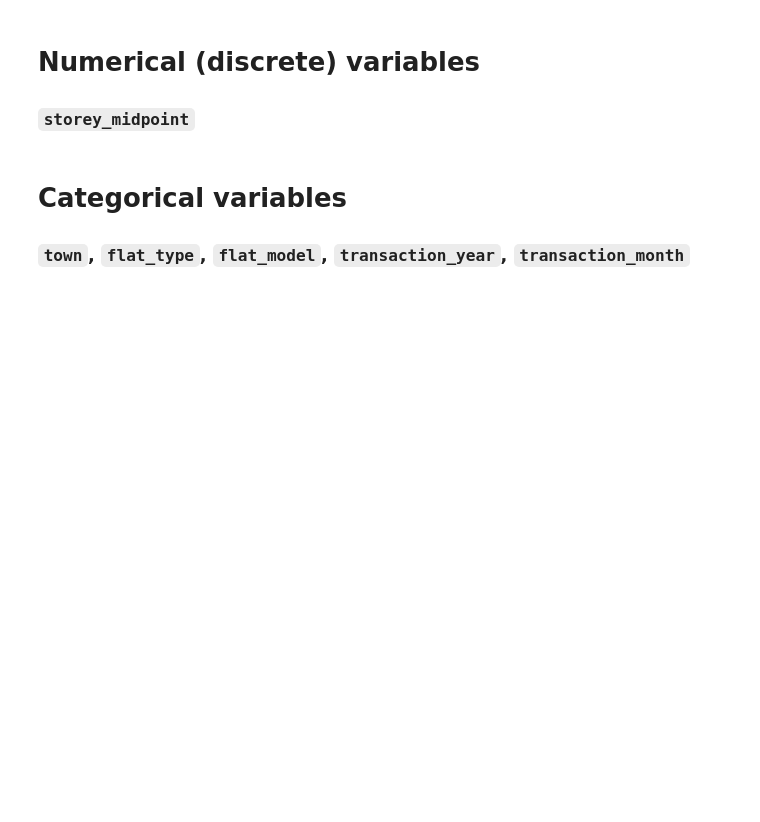
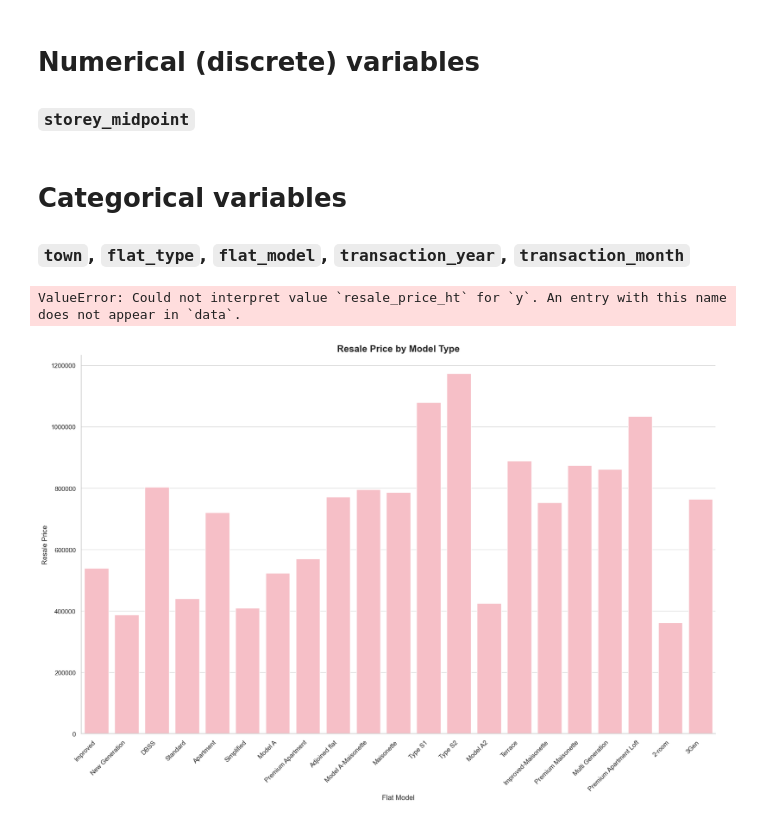
Before and after one commit to yuningyap/HDB-Resale-Flat-Price-Predictor, a Jupyter notebook: notebooks/02_eda.ipynb, the cells around one changed output. Cells and saved outputs as stored; diff of their text form; code cells hidden in the pictures; blank space fills up the shorter version.

```diff
--- a/notebooks/02_eda.ipynb
+++ b/notebooks/02_eda.ipynb
@@ -31,3 +31,33 @@ plt.show()
 # %% [markdown]
 # Categorical variables
 ### `town`, `flat_type`, `flat_model`, `transaction_year`, `transaction_month`
+# %%
+#Flat_type_plot
+flat_type_plot = sns.catplot(data=df, kind='bar', x='flat_type', y='resale_price_ht', height=10, aspect=1.6,errorbar= None,color='lightpink')
+
+
+flat_type_plot.set(
+
+    xlabel="Type of HDB Flat",
+    ylabel="Resale Price (hundred thousands($))"
+)
+flat_type_plot.figure.suptitle("Resale Price by Flat Type", fontsize=16,fontweight='bold')
+plt.show()
+# %% [output]
+ValueError: Could not interpret value `resale_price_ht` for `y`. An entry with this name does not appear in `data`.
+# %%
+#Flat_model_plot
+flat_model_plot= sns.catplot(data=df, kind='bar', x='flat_model', y='resale_price_ht', height=10, aspect=1.6,errorbar= None,color='lightpink')
+
+
+flat_model_plot.set(
+
+    xlabel="Flat Model",
+    ylabel="Resale Price (hundred thousands($))"
+)
+flat_model_plot.figure.suptitle("Resale Price by Model Type", fontsize=16,fontweight='bold')
+flat_model_plot.set_xticklabels(rotation=45, ha='right')
+flat_model_plot.ax.ticklabel_format(style='plain', axis='y')
+plt.show()
+# %% [output]
+[figure, added]
```
Also changed, not shown: parts of 2 cells of this notebook.
